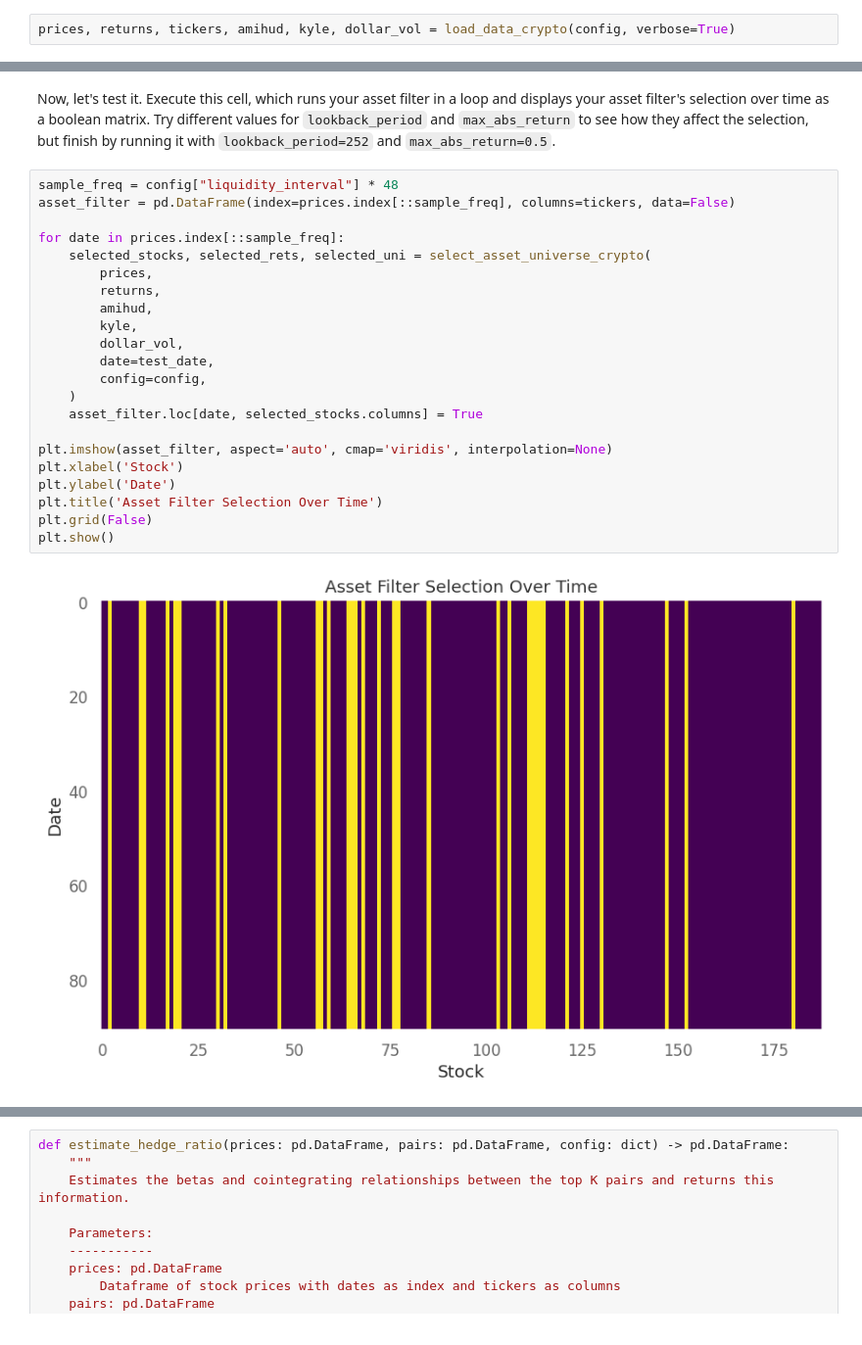
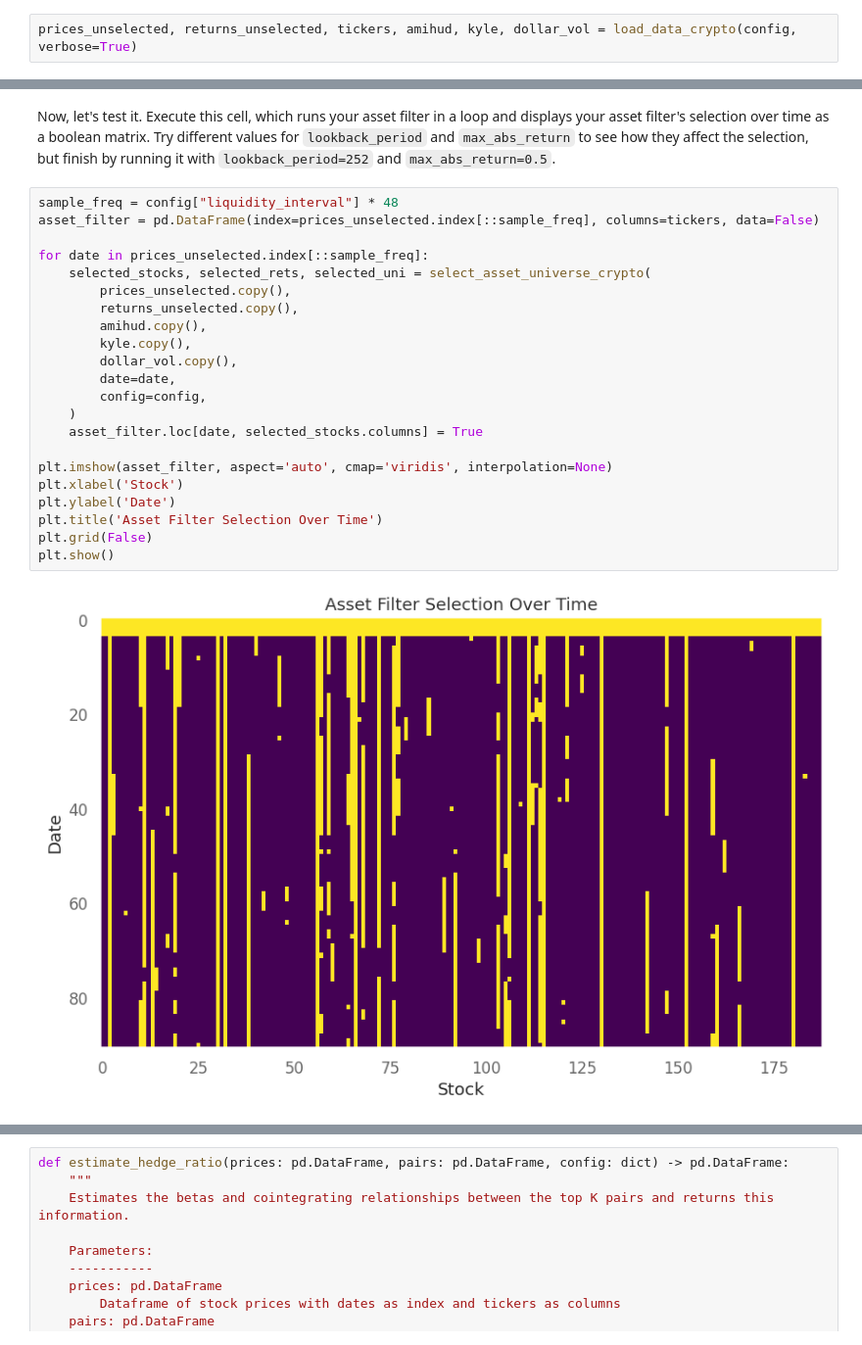
Before and after one commit to johannesfuest/crypto_statarb, a Jupyter notebook: MSE244_HW2_ethan.ipynb, the cells around one changed output, grey strips where cells are left out. Shown at 98% size. Saved outputs shown, nothing was run; the diff lists cells and outputs as text.

```diff
--- a/MSE244_HW2_ethan.ipynb
+++ b/MSE244_HW2_ethan.ipynb
@@ -46,5 +75,5 @@ config = {
 # %%
-prices, returns, tickers, amihud, kyle, dollar_vol = load_data_crypto(config, verbose=True)
+prices_unselected, returns_unselected, tickers, amihud, kyle, dollar_vol = load_data_crypto(config, verbose=True)
 # %% [output]
 Price df shape at load: (260640, 188)
 
@@ -73,25 +102,25 @@ prices, returns, coins = select_asset_universe_crypto(
 Now, let's test it. Execute this cell, which runs your asset filter in a loop and displays your asset filter's selection over time as a boolean matrix. Try different values for `lookback_period` and `max_abs_return` to see how they affect the selection, but finish by running it with `lookback_period=252` and `max_abs_return=0.5`.
 # %%
 sample_freq = config["liquidity_interval"] * 48
-asset_filter = pd.DataFrame(index=prices.index[::sample_freq], columns=tickers, data=False)
+asset_filter = pd.DataFrame(index=prices_unselected.index[::sample_freq], columns=tickers, data=False)
 
-for date in prices.index[::sample_freq]:
+for date in prices_unselected.index[::sample_freq]:
     selected_stocks, selected_rets, selected_uni = select_asset_universe_crypto(
-        prices,
-        returns,
-        amihud,
-        kyle,
-        dollar_vol,
-        date=test_date,
+        prices_unselected.copy(),
+        returns_unselected.copy(),
+        amihud.copy(),
+        kyle.copy(),
+        dollar_vol.copy(),
+        date=date,
         config=config,
     )
     asset_filter.loc[date, selected_stocks.columns] = True
 
 plt.imshow(asset_filter, aspect='auto', cmap='viridis', interpolation=None)
 plt.xlabel('Stock')
 plt.ylabel('Date')
 plt.title('Asset Filter Selection Over Time')
 plt.grid(False)
 plt.show()
 # %% [output]
-[figure, old version]
+[figure, new version]
```
Also changed, not shown: parts of 15 cells of this notebook, 3 other files.
